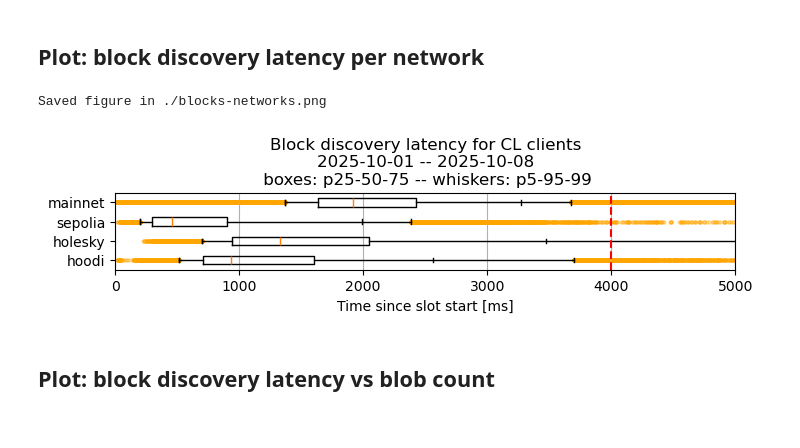
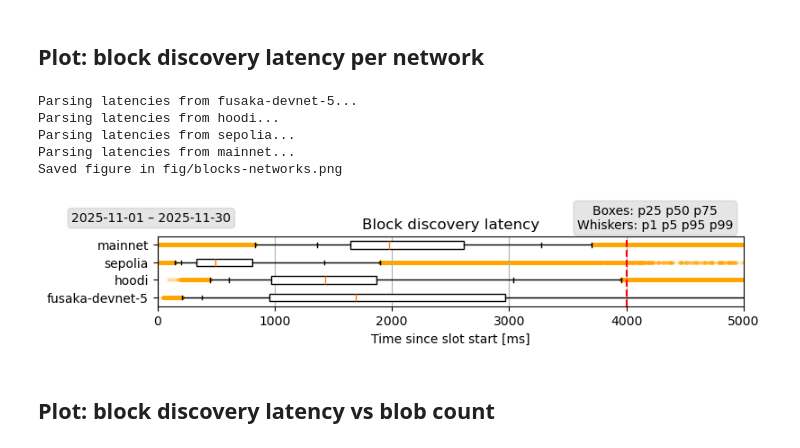
Before and after one commit to chainbound/blob-seeder-data, a Jupyter notebook: xatu_queries_plots.ipynb, the cells around one changed output. Cells and saved outputs as stored; diff of their text form; code cells hidden in the pictures.

```diff
--- a/xatu_queries_plots.ipynb
+++ b/xatu_queries_plots.ipynb
@@ -142,0 +219,10 @@ df = None
+# %%
+query = """
+    SELECT COUNT(DISTINCT validator_index) AS number_validators
+    FROM {n}.dim_node FINAL
+"""
+
+for network in ['mainnet', 'hoodi', 'sepolia']:
+    df = client_cbt.query_df(query.format(n=network))
+    size = df['number_validators'][0]
+    print(f"{network}:  \t{size}")
@@ -378,37 +700,42 @@ Stored query results in data/attestations_1w.parquet
 # %% [markdown]
 ## Plot: block discovery latency per network
 # %%
-df_latencies = pd.read_parquet(FILE_LATENCIES)
-#df_latencies.describe()
-
 # Rearrange the data for easy plotting
 data = {}
-networks = df_latencies['network'].unique()
-for i in networks:
-    data[i] = df_latencies[ df_latencies['network'] == i ]['block_latency'].reset_index(drop=True)
-    data[i] = data[i].dropna()
-    data[i] = data[i].rename(i).rename_axis(i)
-df_latencies = None
+networks = []
+for file in [FILE_LATENCIES_DEVNET, FILE_LATENCIES]:
+    df_latencies = pd.read_parquet(file)
 
-fig, ax = plt.subplots(1, 1, figsize=(8,1))
+    for i in df_latencies['network'].unique():
+        print(f"Parsing latencies from {i}...")
+        networks.append(i)
+        data[i] = df_latencies[ df_latencies['network'] == i ]['block_latency'].reset_index(drop=True)
+        data[i] = data[i].dropna()
+        data[i] = data[i].rename(i).rename_axis(i)
+    df_latencies = None
+
+fig, ax = plt.subplots(1, 1, constrained_layout=True, figsize=(8,1.5))
 
 boxplot(ax, [data[i] for i in networks], showDeadline=True)
 
 ax.set_xlim(0, 5*1000)
 
 ax.set_xlabel('Time since slot start [ms]')
 ax.set_yticklabels(networks)
-ax.set_title('Block discovery latency for CL clients'
-             + f"""\n{QUERY_START_D} -- {QUERY_END_D}"""
-             + '\n boxes: p25-50-75 -- whiskers: p5-95-99'
-            )
+ax.set_title('Block discovery latency')
+addParametersBox(0.97, showNetwork=False)
+addExplainerBox(0.97)
 
 saveFig('blocks-networks')
 plt.show()
 data = None
 # %% [output]
-Saved figure in ./blocks-networks.png
+Parsing latencies from fusaka-devnet-5...
+Parsing latencies from hoodi...
+Parsing latencies from sepolia...
+Parsing latencies from mainnet...
+Saved figure in fig/blocks-networks.png
-[figure, old version]
+[figure, new version]
 # %% [markdown]
 ## Plot: block discovery latency vs blob count
 # %%
```
Also changed, not shown: parts of 30 cells of this notebook.
